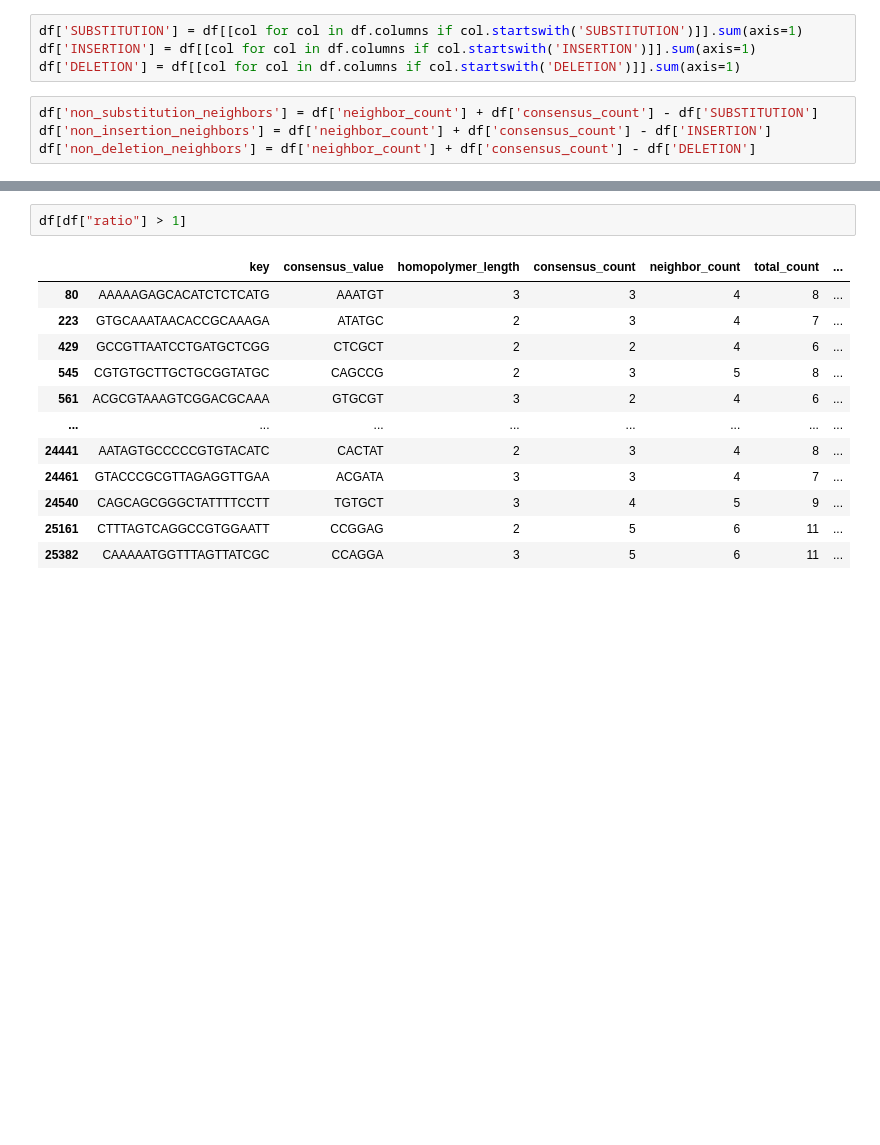
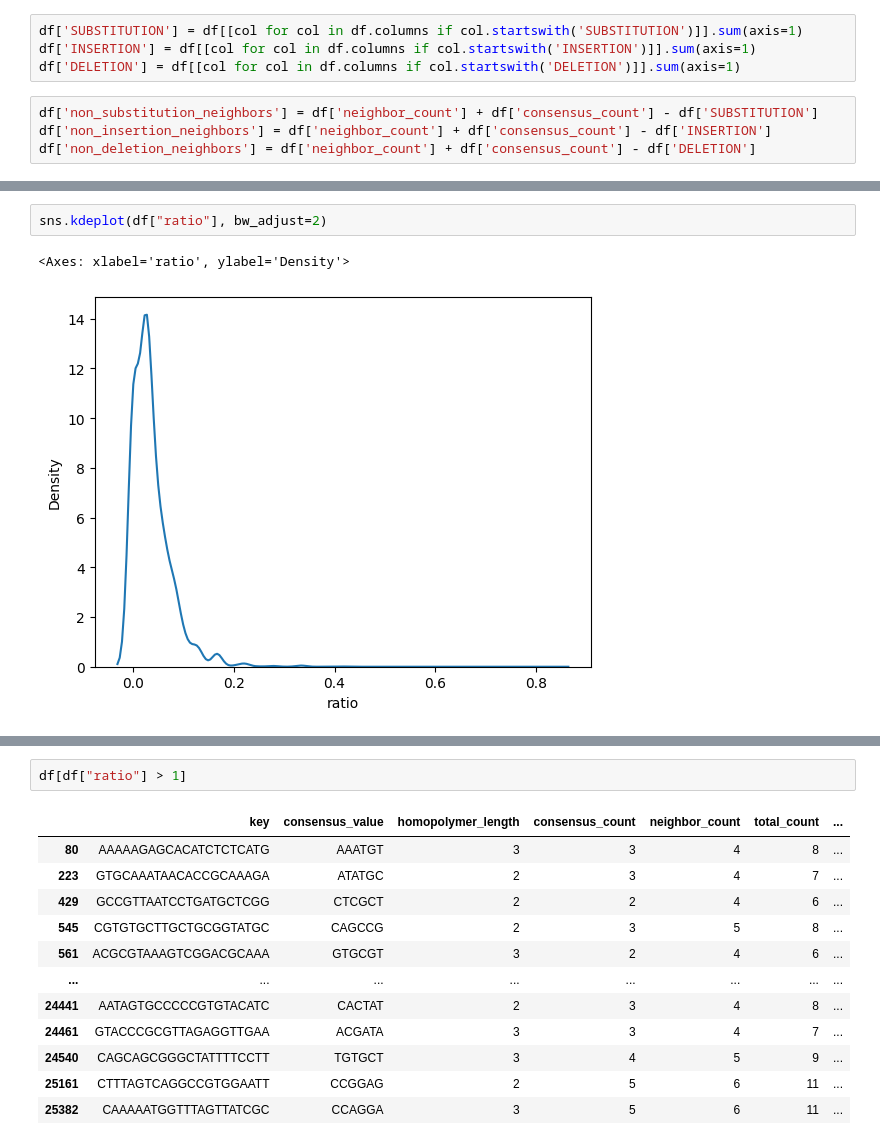
Before and after one commit to GZHoffie/skiver-test, a Jupyter notebook: test.ipynb, the cells around one changed output, grey strips where cells are left out. Cells and saved outputs as stored; diff of their text form; blank space fills up the shorter version.

Commit message:
Slightly adjust script

```diff
--- a/test.ipynb
+++ b/test.ipynb
@@ -24,0 +32,5 @@ df['ratio'] = df['neighbor_count'] / df['consensus_count']
+# %%
+sns.kdeplot(df["ratio"], bw_adjust=2)
+# %% [output]
+<Axes: xlabel='ratio', ylabel='Density'>
+[figure, added]
```
Also changed, not shown: parts of 5 cells of this notebook, 2 other files.
